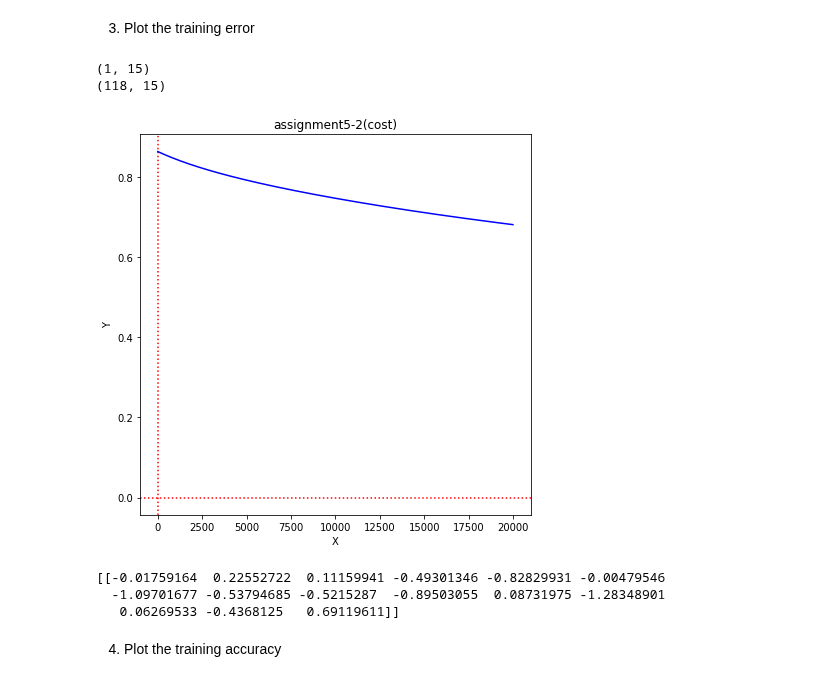
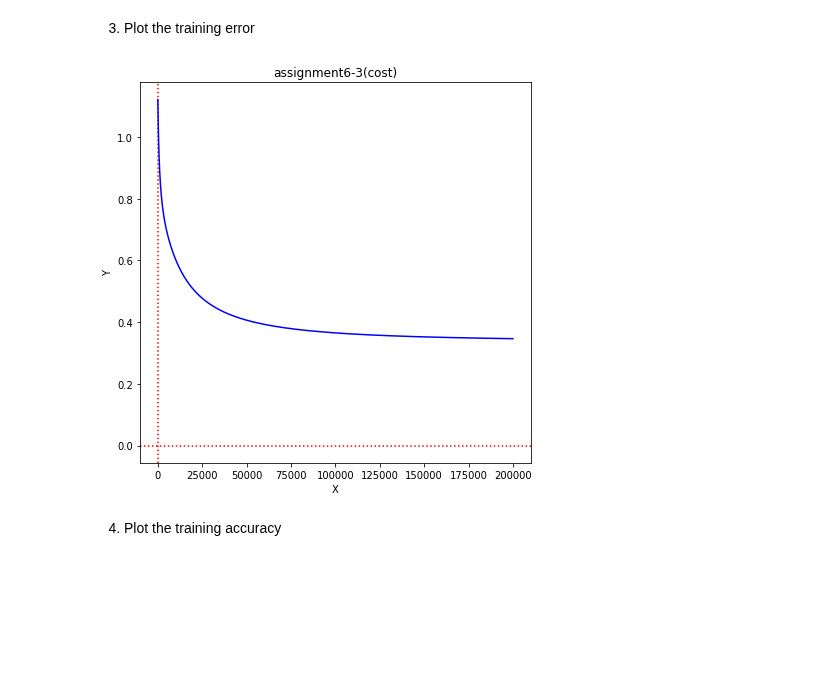
Before and after one commit to ChanWoongJeon/machinelearning, a Jupyter notebook: assignment6.ipynb, the cells around one changed output. Drawn from its saved outputs; the diff is of its cells as text; code cells hidden in the pictures; blank space fills up the shorter version.

```diff
--- a/assignment6.ipynb
+++ b/assignment6.ipynb
@@ -32,52 +115,17 @@ plt.show()
 #### $$g(x,y;\theta )=\theta_{0}+\theta_{1}x+\theta_{2}y+\theta_{3}x^2+\theta_{4}xy+\theta_{5}y^2+\theta_{6}x^3+\theta_{7}x^2y+\theta_{8}xy^2+\theta_{9}y^3+\theta_{10}x^4+\theta_{11}x^3y+\theta_{12}x^2y^2+\theta_{13}xy^3+\theta_{14}y^4$$
 # %% [markdown]
 3. Plot the training error
-# %%
-theta = np.random.randn(1,15)
-xy = np.array([1, pointX[0], pointY[0], pointX[0]**2, pointX[0]*pointY[0], pointY[0]**2,pointX[0]**3,pointX[0]**2*pointY[0],pointX[0]*pointY[0]**2,pointY[0]**3, pointX[0]**4,pointX[0]**3*pointY[0],pointX[0]**2*pointY[0]**2,pointX[0]*pointY[0]**3,pointY[0]**4])
-for i in range(len(pointX)-1):
-    xy = np.vstack([xy,np.array([1, pointX[i+1], pointY[i+1], pointX[i+1]**2, pointX[i+1]*pointY[i+1], pointY[i+1]**2,pointX[i+1]**3,pointX[i+1]**2*pointY[i+1], pointX[i+1]*pointY[i+1]**2, pointY[i+1]**3, pointX[i+1]**4,pointX[i+1]**3*pointY[i+1],pointX[i+1]**2*pointY[i+1]**2,pointX[i+1]*pointY[i+1]**3,pointY[i+1]**4])])
-learning_rate = 0.001
-print(np.shape(theta))
-print(np.shape(xy))
-# %% [output]
-(1, 15)
-(118, 15)
-# %%
-cost_ = []
-accuracy_ = []
-for i in range(20000):
-    a=0
-    g_function = np.dot(theta,xy.T)
-    sigmoid_g = 1/(1+np.exp(-g_function))
-    for j in range(len(pointX)):
-        if label[j]== 1:
-            if sigmoid_g[0,j]>0.5:
-                a += 1
-        else:
-            if sigmoid_g[0,j]<0.5:
-                a += 1
-    accuracy_.append(a*100/len(pointX))
-    cost = np.sum(-label*np.log(sigmoid_g)-(1-label)*np.log(1-sigmoid_g))/len(pointX)
-    cost_.append(cost)
-    for j in range(15):
-        theta[0,j] = theta[0,j]-learning_rate*np.sum((sigmoid_g-label)*xy[:,j])/len(pointX)
-plt.figure(figsize=(7, 7))
-plt.axvline(x=0, color = 'r',linestyle=':')
-plt.axhline(y=0, color = 'r',linestyle=':')
-plt.title("assignment5-2(cost)")
-plt.xlabel('X')
-plt.ylabel('Y')
-plt.plot(range(20000),cost_,color='b')
-plt.show()
-# %% [output]
-[figure, removed]
-# %%
-print(theta)
-# %% [output]
-[[-0.01759164  0.22552722  0.11159941 -0.49301346 -0.82829931 -0.00479546
-  -1.09701677 -0.53794685 -0.5215287  -0.89503055  0.08731975 -1.28348901
-   0.06269533 -0.4368125   0.69119611]]
+# %%
+plt.figure(figsize=(7, 7))
+plt.axvline(x=0, color = 'r',linestyle=':')
+plt.axhline(y=0, color = 'r',linestyle=':')
+plt.title("assignment6-3(cost)")
+plt.xlabel('X')
+plt.ylabel('Y')
+plt.plot(range(200000),cost_,color='b')
+plt.show()
+# %% [output]
+[figure, added]
 # %% [markdown]
 4. Plot the training accuracy
 # %%
```
Also changed, not shown: parts of 12 cells of this notebook.
